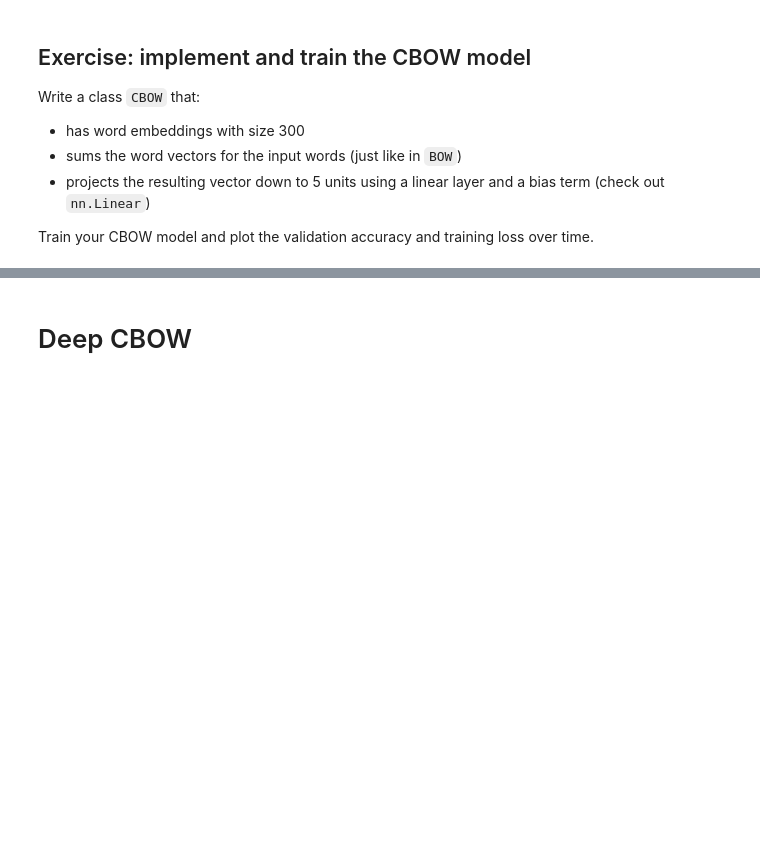
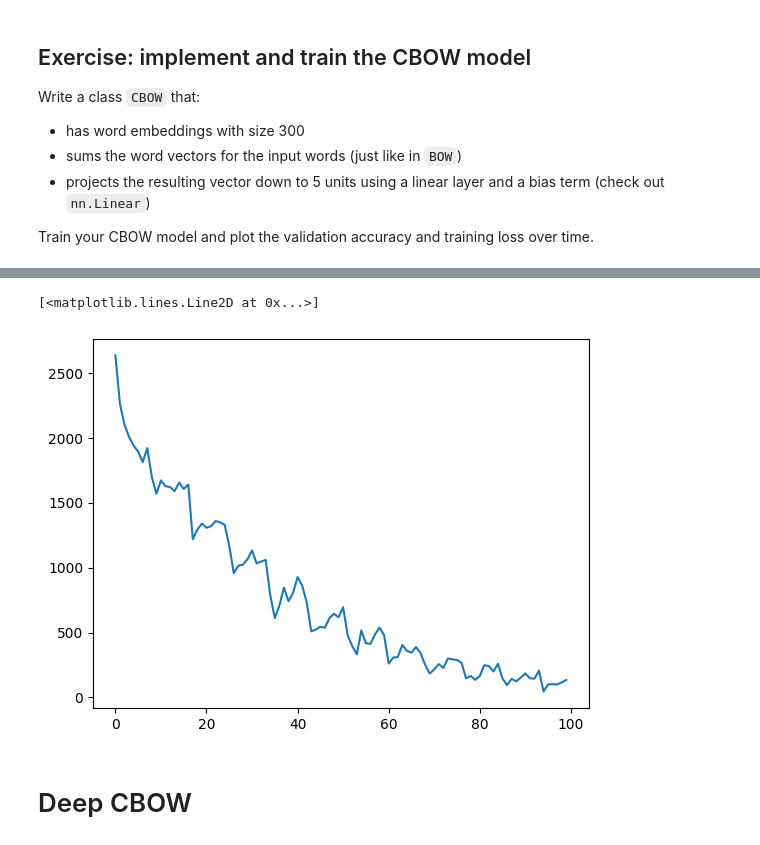
Before and after one commit to meherc99/nlp1-practicals, a Jupyter notebook: NLP1_2024_Practical_2.ipynb, the cells around one changed output, grey strips where cells are left out. Cells and saved outputs as stored; diff of their text form; code cells hidden in the pictures; blank space fills up the shorter version.

```diff
--- a/NLP1_2024_Practical_2.ipynb
+++ b/NLP1_2024_Practical_2.ipynb
@@ -740,3 +770,9 @@ class CBOW(nn.Module):
+# %%
+# This will plot the training loss over time.
+plt.plot(cbow_losses)
+# %% [output]
+[<matplotlib.lines.Line2D at 0x...>]
+[figure, added]
 # %% [markdown]
 # Deep CBOW
 # %% [markdown]
```
Also changed, not shown: parts of 4 cells of this notebook.
